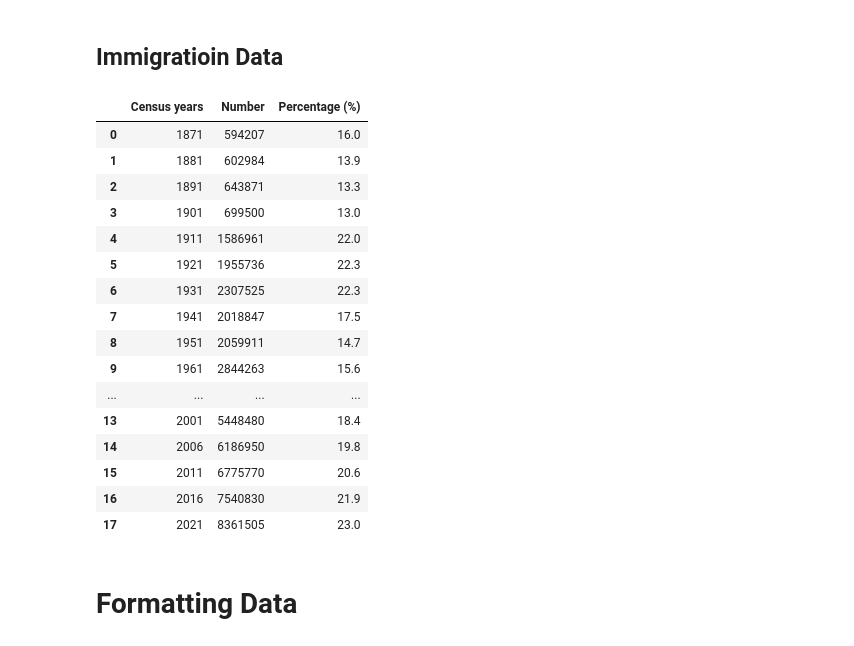
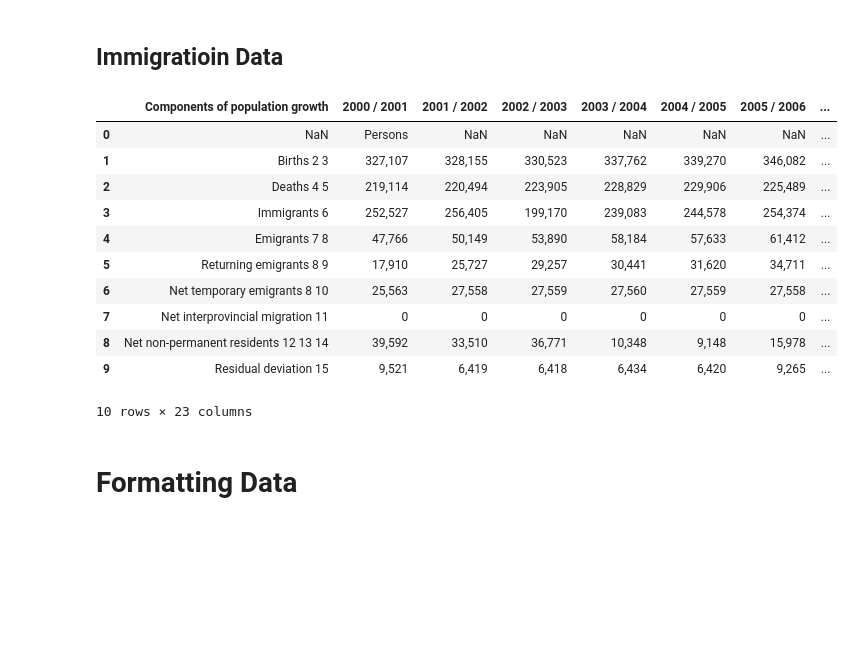
Before and after one commit to runningbird1991/CPSC-4810-project, a Jupyter notebook: project.ipynb, the cells around one changed output. Cells and saved outputs as stored; diff of their text form; code cells hidden in the pictures; blank space fills up the shorter version.

```diff
--- a/project.ipynb
+++ b/project.ipynb
@@ -41,25 +64,26 @@ house
 ## Immigratioin Data
 # %%
 specific_rows = [x for x in range(2,21)]
-imm = pd.read_csv('immigration/2021A000011124_2.csv', skiprows = lambda x: x not in specific_rows)
-imm
+censusImm = pd.read_csv('data/immigration/2021A000011124_2.csv', skiprows = lambda x: x not in specific_rows)
+percentDistrImmRows = [x for x in range(2,120)]
+percentDistrImm = pd.read_csv('data/immigration/2021A000011124_3.csv', skiprows = lambda x: x not in percentDistrImmRows)
+percentTypeImmRows = [x for x in range(2,171)]
+percentTypeImm = pd.read_csv('data/immigration/2021A000011124_4.csv', skiprows = lambda x: x not in percentTypeImmRows)
+demoGrowthImmRows = [x for x in range(9,20)]
+demoGrowthImm = pd.read_csv('data/immigration/Estimates of the components of demographic growth, annual.csv', skiprows = lambda x: x not in demoGrowthImmRows)
+demoGrowthImm
 # %% [output]
-|  | Census years | Number | Percentage (%) |
-| 0 | 1871 | 594207 | 16.0 |
-| 1 | 1881 | 602984 | 13.9 |
-| 2 | 1891 | 643871 | 13.3 |
-| 3 | 1901 | 699500 | 13.0 |
-| 4 | 1911 | 1586961 | 22.0 |
-| 5 | 1921 | 1955736 | 22.3 |
-| 6 | 1931 | 2307525 | 22.3 |
-| 7 | 1941 | 2018847 | 17.5 |
-| 8 | 1951 | 2059911 | 14.7 |
-| 9 | 1961 | 2844263 | 15.6 |
-| ... | ... | ... | ... |
-| 13 | 2001 | 5448480 | 18.4 |
-| 14 | 2006 | 6186950 | 19.8 |
-| 15 | 2011 | 6775770 | 20.6 |
-| 16 | 2016 | 7540830 | 21.9 |
-| 17 | 2021 | 8361505 | 23.0 |
+|  | Components of population growth | 2000 / 2001 | 2001 / 2002 | 2002 / 2003 | 2003 / 2004 | 2004 / 2005 | 2005 / 2006 | ... |
+| 0 | NaN | Persons | NaN | NaN | NaN | NaN | NaN | ... |
+| 1 | Births 2 3 | 327,107 | 328,155 | 330,523 | 337,762 | 339,270 | 346,082 | ... |
+| 2 | Deaths 4 5 | 219,114 | 220,494 | 223,905 | 228,829 | 229,906 | 225,489 | ... |
+| 3 | Immigrants 6 | 252,527 | 256,405 | 199,170 | 239,083 | 244,578 | 254,374 | ... |
+| 4 | Emigrants 7 8 | 47,766 | 50,149 | 53,890 | 58,184 | 57,633 | 61,412 | ... |
+| 5 | Returning emigrants 8 9 | 17,910 | 25,727 | 29,257 | 30,441 | 31,620 | 34,711 | ... |
+| 6 | Net temporary emigrants 8 10 | 25,563 | 27,558 | 27,559 | 27,560 | 27,559 | 27,558 | ... |
+| 7 | Net interprovincial migration 11 | 0 | 0 | 0 | 0 | 0 | 0 | ... |
+| 8 | Net non-permanent residents 12 13 14 | 39,592 | 33,510 | 36,771 | 10,348 | 9,148 | 15,978 | ... |
+| 9 | Residual deviation 15 | 9,521 | 6,419 | 6,418 | 6,434 | 6,420 | 9,265 | ... |
+10 rows × 23 columns
 # %% [markdown]
 # Formatting Data
```
Also changed, not shown: parts of 2 cells of this notebook.
